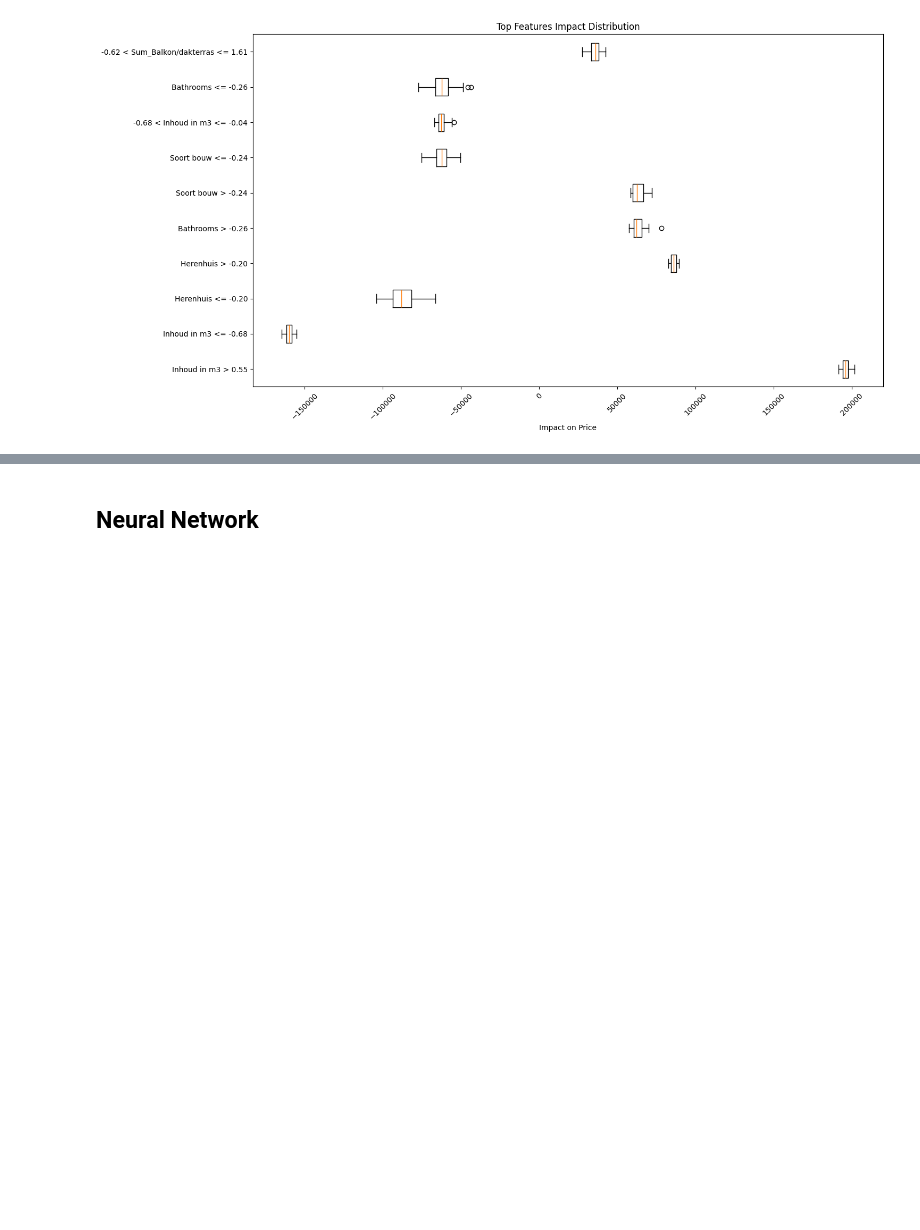
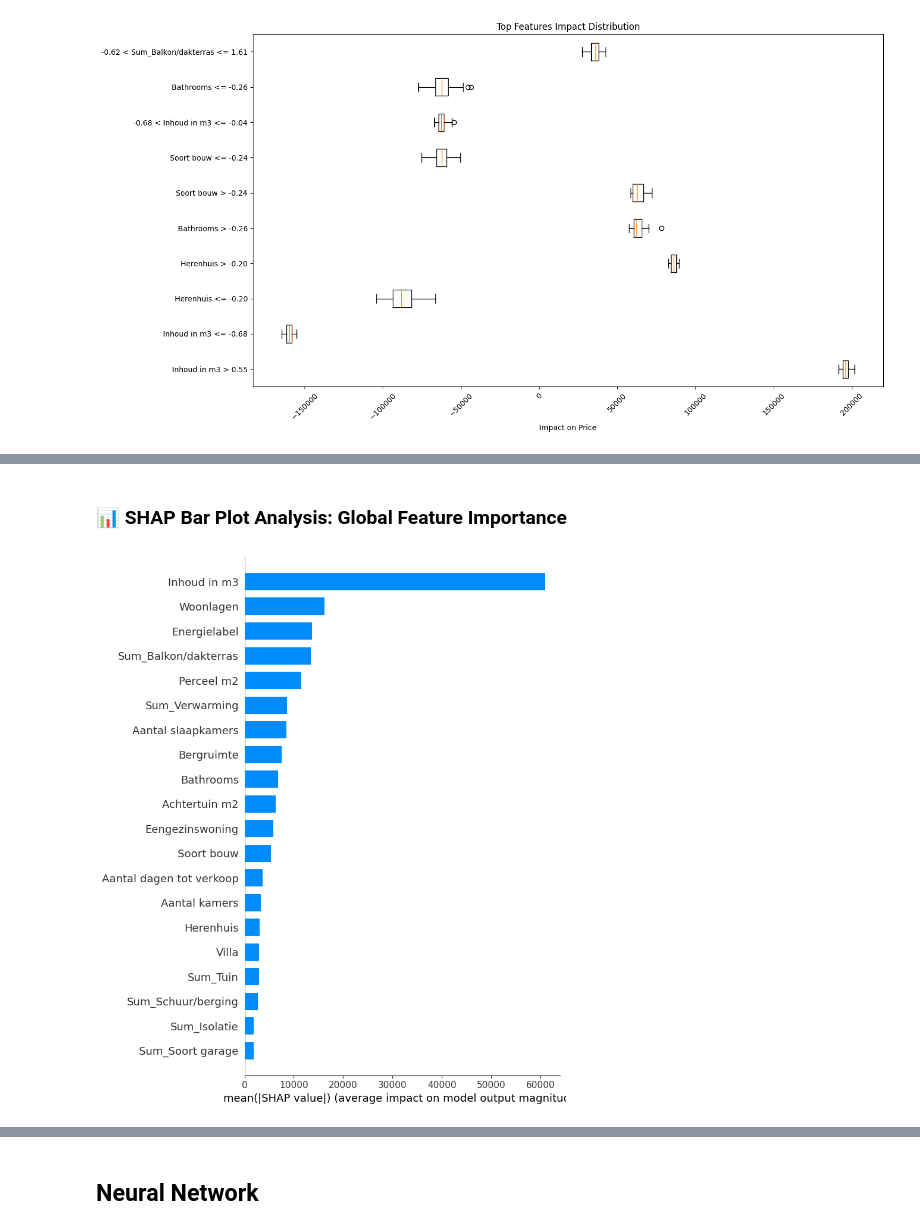
Before and after one commit to SercanSeref/XAI, a Jupyter notebook: XAI group project.ipynb, the cells around one changed output, grey strips where cells are left out. Cells and saved outputs as stored; diff of their text form; code cells hidden in the pictures; blank space fills up the shorter version.

```diff
--- a/XAI group project.ipynb
+++ b/XAI group project.ipynb
@@ -436,0 +489,8 @@ plot_feature_importance_distribution(valid_X, model, explainer)
+# %% [markdown]
+### 📊 SHAP Bar Plot Analysis: Global Feature Importance
+# %%
+# Bar Plot： Feature importance ranking
+
+shap.summary_plot(shap_values, test_X, plot_type="bar")
+# %% [output]
+[figure, added]
```
Also changed, not shown: parts of 32 cells of this notebook.
